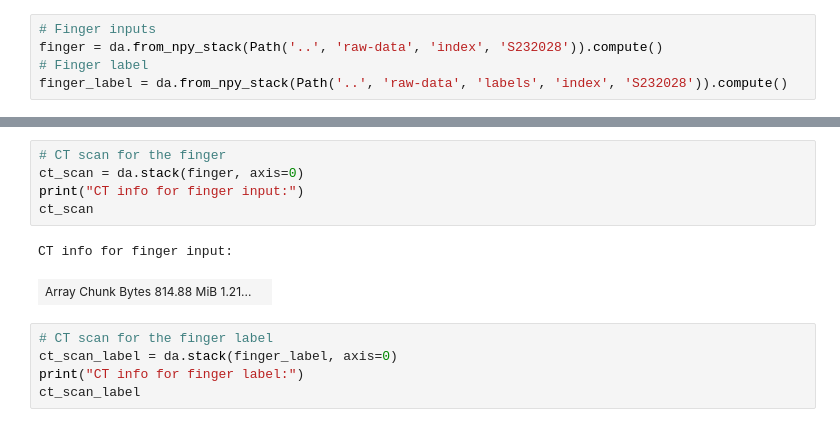
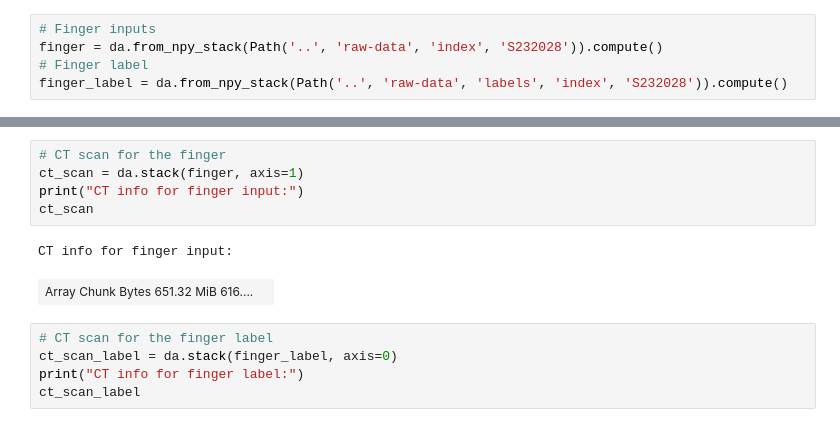
Before and after one commit to angelhb01/finger-bone-segmentation, a Jupyter notebook: notebooks/01_visualizations.ipynb, the cells around one changed output, grey strips where cells are left out. Saved outputs shown, nothing was run; the diff lists cells and outputs as text.

```diff
--- a/notebooks/01_visualizations.ipynb
+++ b/notebooks/01_visualizations.ipynb
@@ -50,11 +84,11 @@ print(f"(channel, height, width): {finger.shape}")
 # %%
 # CT scan for the finger
-ct_scan = da.stack(finger, axis=0)
+ct_scan = da.stack(finger, axis=1)
 print("CT info for finger input:")
 ct_scan
 # %% [output]
 CT info for finger input:
-| Array Chunk Bytes 814.88 MiB 1.21... |  |
+| Array Chunk Bytes 651.32 MiB 616.... |  |
 # %%
 # CT scan for the finger label
 ct_scan_label = da.stack(finger_label, axis=0)
```
Also changed, not shown: parts of 10 cells of this notebook, 1 other file.
